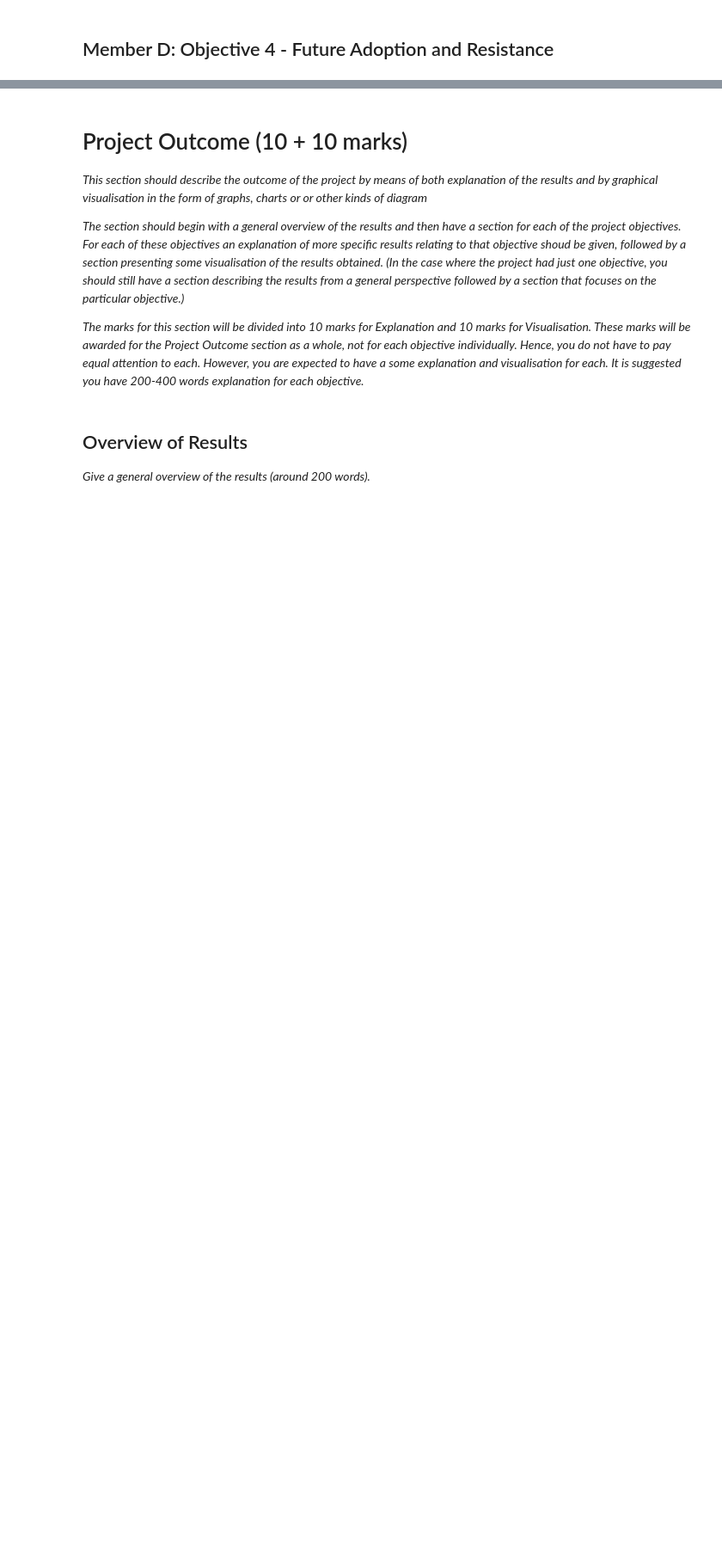
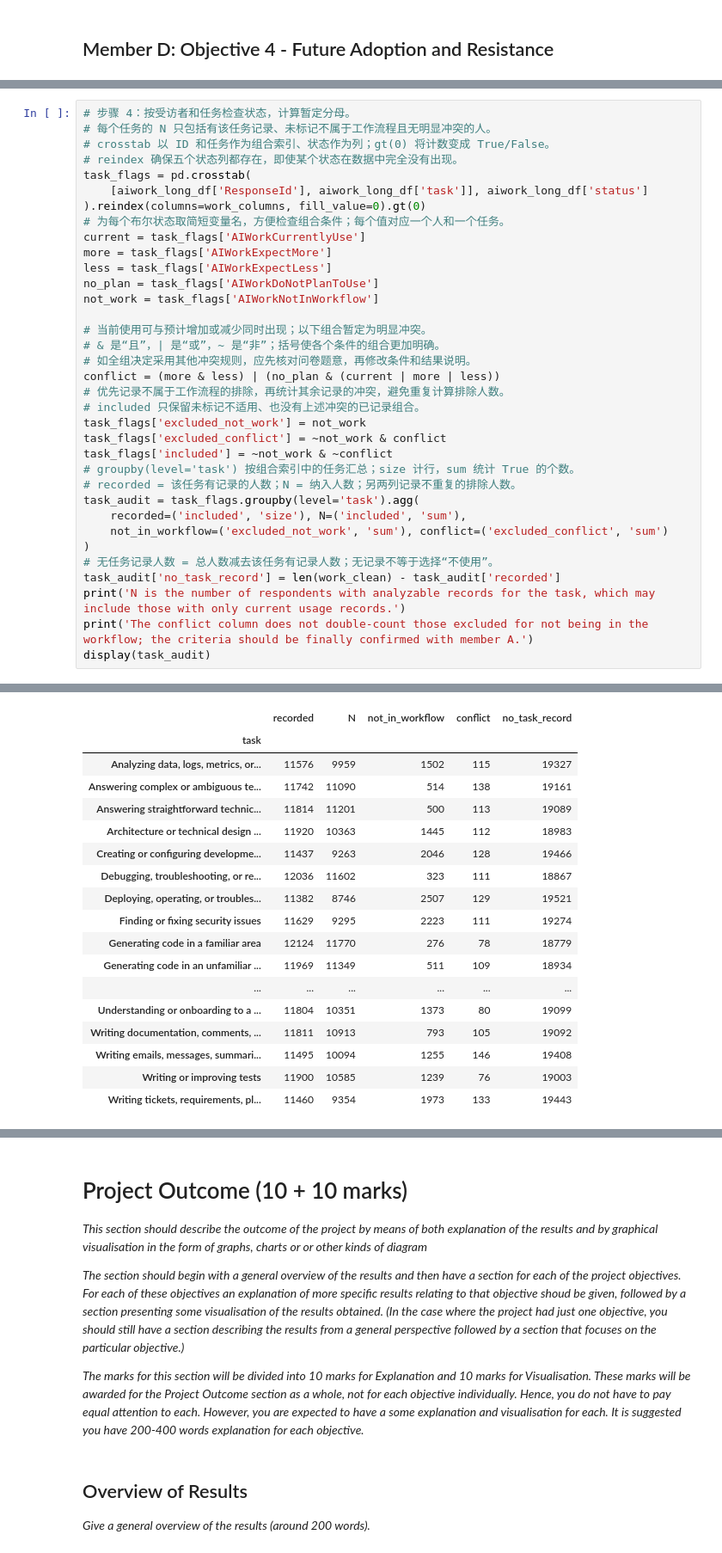
Before and after one commit to Reed-Xuu/Togepi-AI-Use-Across-Software-Development-Tasks, a Jupyter notebook: docs/member_d/group_project_D.ipynb, the cells around one changed output, grey strips where cells are left out. Shown at 86% size. Saved outputs shown, nothing was run; the diff lists cells and outputs as text; blank space fills up the shorter version.

```diff
--- a/docs/member_d/group_project_D.ipynb
+++ b/docs/member_d/group_project_D.ipynb
@@ -384,0 +319,36 @@ _blablablablabla.........................._
+# %%
+# 步骤 4：按受访者和任务检查状态，计算暂定分母。
+# 每个任务的 N 只包括有该任务记录、未标记不属于工作流程且无明显冲突的人。
+# crosstab 以 ID 和任务作为组合索引、状态作为列；gt(0) 将计数变成 True/False。
+# reindex 确保五个状态列都存在，即使某个状态在数据中完全没有出现。
+task_flags = pd.crosstab(
+    [aiwork_long_df['ResponseId'], aiwork_long_df['task']], aiwork_long_df['status']
+).reindex(columns=work_columns, fill_value=0).gt(0)
+# 为每个布尔状态取简短变量名，方便检查组合条件；每个值对应一个人和一个任务。
+current = task_flags['AIWorkCurrentlyUse']
+more = task_flags['AIWorkExpectMore']
+less = task_flags['AIWorkExpectLess']
+no_plan = task_flags['AIWorkDoNotPlanToUse']
+not_work = task_flags['AIWorkNotInWorkflow']
+
+# 当前使用可与预计增加或减少同时出现；以下组合暂定为明显冲突。
+# & 是“且”，| 是“或”，~ 是“非”；括号使各个条件的组合更加明确。
+# 如全组决定采用其他冲突规则，应先核对问卷题意，再修改条件和结果说明。
+conflict = (more & less) | (no_plan & (current | more | less))
+# 优先记录不属于工作流程的排除，再统计其余记录的冲突，避免重复计算排除人数。
+# included 只保留未标记不适用、也没有上述冲突的已记录组合。
+task_flags['excluded_not_work'] = not_work
+task_flags['excluded_conflict'] = ~not_work & conflict
+task_flags['included'] = ~not_work & ~conflict
+# groupby(level='task') 按组合索引中的任务汇总；size 计行，sum 统计 True 的个数。
+# recorded = 该任务有记录的人数；N = 纳入人数；另两列记录不重复的排除人数。
+task_audit = task_flags.groupby(level='task').agg(
+    recorded=('included', 'size'), N=('included', 'sum'),
+    not_in_workflow=('excluded_not_work', 'sum'), conflict=('excluded_conflict', 'sum')
+)
+# 无任务记录人数 = 总人数减去该任务有记录人数；无记录不等于选择“不使用”。
+task_audit['no_task_record'] = len(work_clean) - task_audit['recorded']
+print('N is the number of respondents with analyzable records for the task, which may include those with only current usage records.')
+print('The conflict column does not double-count those excluded for not being in the workflow; the criteria should be finally confirmed with member A.')
+display(task_audit)
+# %% [output]
@@ -384,0 +357,18 @@ _blablablablabla.........................._
+|  | recorded | N | not_in_workflow | conflict | no_task_record |
+| task |  |  |  |  |  |
+| Analyzing data, logs, metrics, or... | 11576 | 9959 | 1502 | 115 | 19327 |
+| Answering complex or ambiguous te... | 11742 | 11090 | 514 | 138 | 19161 |
+| Answering straightforward technic... | 11814 | 11201 | 500 | 113 | 19089 |
+| Architecture or technical design ... | 11920 | 10363 | 1445 | 112 | 18983 |
+| Creating or configuring developme... | 11437 | 9263 | 2046 | 128 | 19466 |
+| Debugging, troubleshooting, or re... | 12036 | 11602 | 323 | 111 | 18867 |
+| Deploying, operating, or troubles... | 11382 | 8746 | 2507 | 129 | 19521 |
+| Finding or fixing security issues | 11629 | 9295 | 2223 | 111 | 19274 |
+| Generating code in a familiar area | 12124 | 11770 | 276 | 78 | 18779 |
+| Generating code in an unfamiliar ... | 11969 | 11349 | 511 | 109 | 18934 |
+| ... | ... | ... | ... | ... | ... |
+| Understanding or onboarding to a ... | 11804 | 10351 | 1373 | 80 | 19099 |
+| Writing documentation, comments, ... | 11811 | 10913 | 793 | 105 | 19092 |
+| Writing emails, messages, summari... | 11495 | 10094 | 1255 | 146 | 19408 |
+| Writing or improving tests | 11900 | 10585 | 1239 | 76 | 19003 |
+| Writing tickets, requirements, pl... | 11460 | 9354 | 1973 | 133 | 19443 |
```
Also changed, not shown: parts of 46 cells of this notebook, 4 other files.
